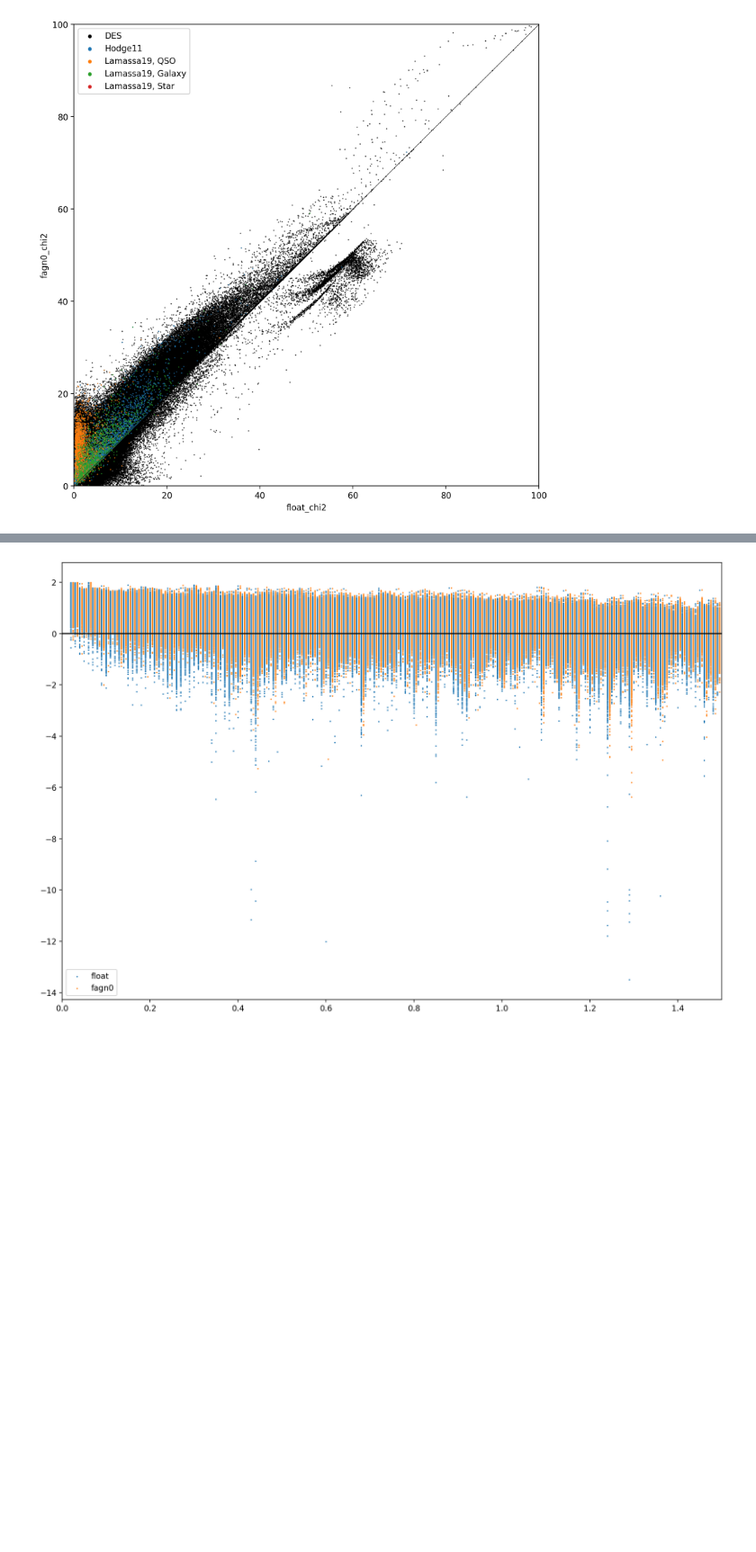
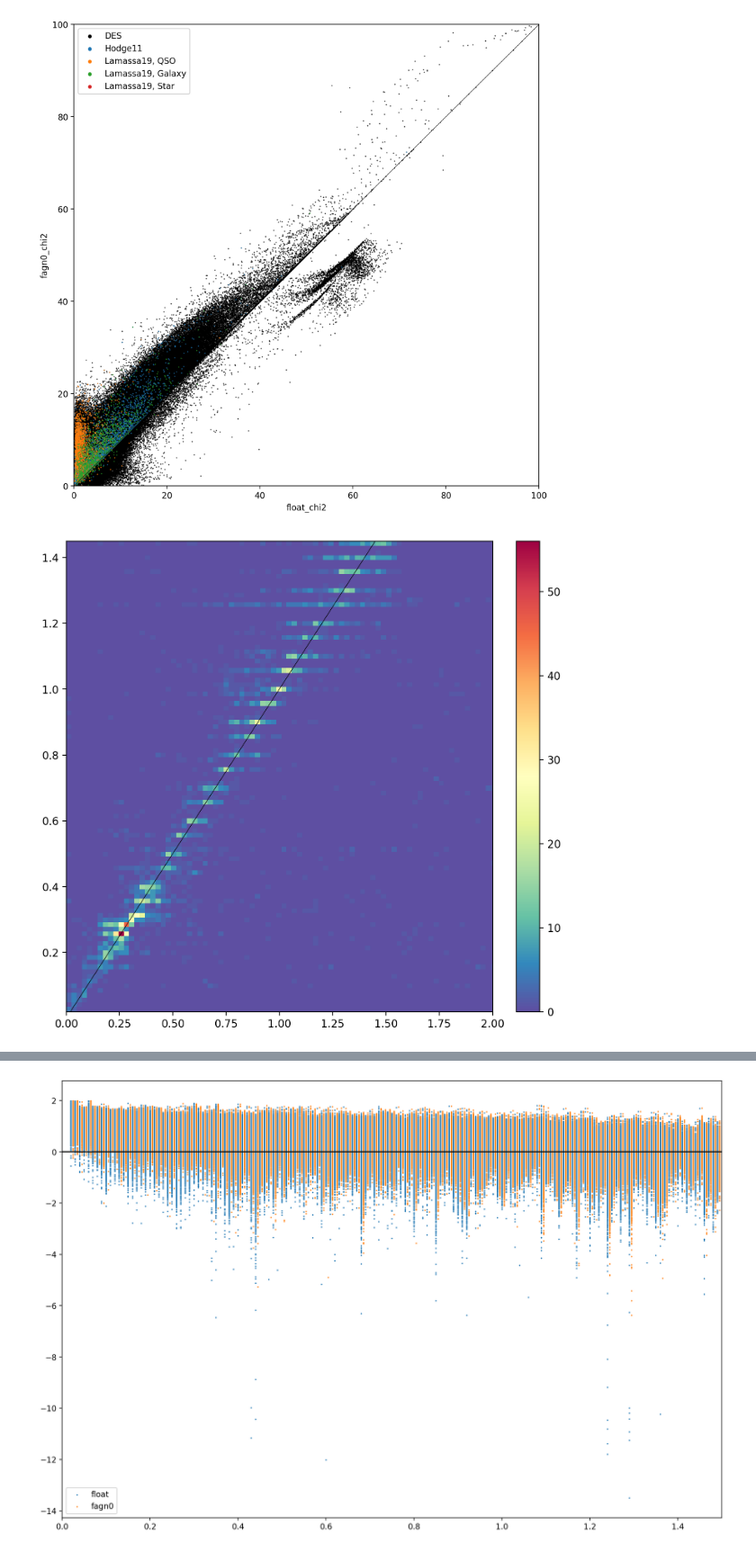
Before and after one commit to Chisen-Lupus/DES-SED-fitting, a Jupyter notebook: chi2.ipynb, the cells around one changed output, grey strips where cells are left out. Shown at 90% size. Cells and saved outputs as stored; diff of their text form; code cells hidden in the pictures; blank space fills up the shorter version.

Commit message:
add redshift check

```diff
--- a/chi2.ipynb
+++ b/chi2.ipynb
@@ -137,3 +150,24 @@ plt.legend(loc='upper left', markerscale=10)
 plt.show()
 # %% [output]
 [figure]
+# %%
+from scipy.stats import gaussian_kde
+
+fig, ax = plt.subplots(figsize=[8, 8])
+
+plt.hist2d(Lamassa19[idx[Lamassa19_sel]]['redshift'], redshift[Lamassa19_sel], bins=[150, 100])
+plt.xlim(None, 2)
+
+# data = np.vstack([Lamassa19[idx[Lamassa19_sel]]['redshift'], redshift[Lamassa19_sel]])
+# kde = gaussian_kde(data, bw_method=0.05)
+# X, Y = np.meshgrid(np.linspace(0, 2, 1000), np.linspace(0, 2, 1000))
+# Z = kde.evaluate(np.vstack([X.ravel(), Y.ravel()]))
+# plt.imshow(Z.reshape(X.shape), origin='lower', extent=[0, 2, 0, 2])
+# ax.set_aspect(1)
+
+plt.axline((0, 0), slope=1, color='k', linewidth=0.5)
+plt.colorbar(fraction=0.05, pad=0.05)
+
+plt.show()
+# %% [output]
+[figure, added]
```
Also changed, not shown: parts of 5 cells of this notebook.
